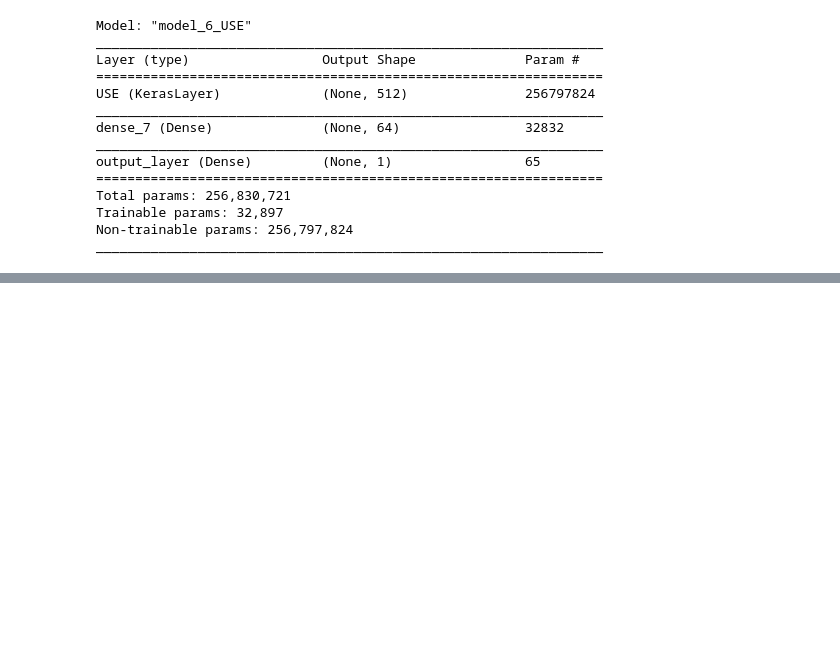
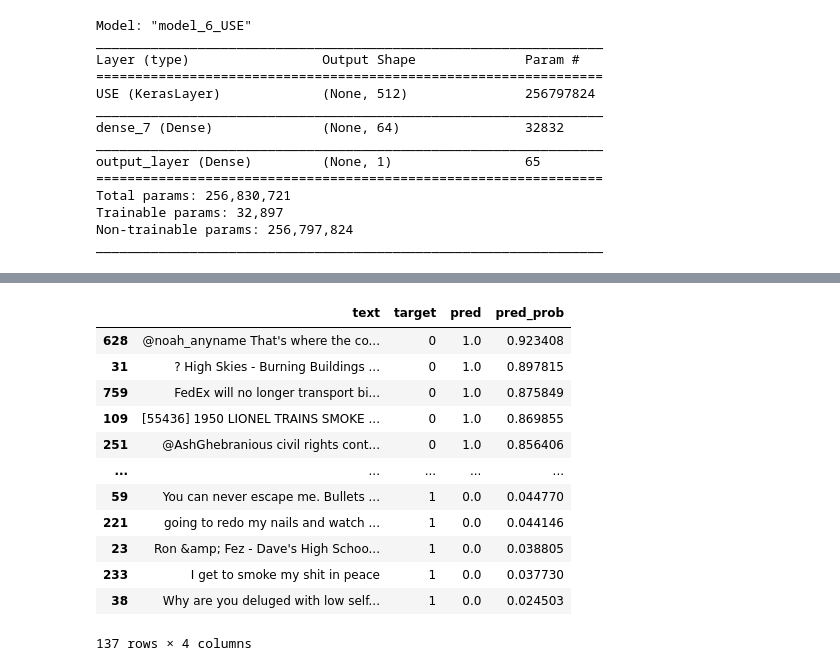
Before and after one commit to hrushikute/DataAnalytics, a Jupyter notebook: NLP_introduction_to_tensorflow.ipynb, the cells around one changed output, grey strips where cells are left out. Drawn from its saved outputs; the diff is of its cells as text; code cells hidden in the pictures; blank space fills up the shorter version.

```diff
--- a/NLP_introduction_to_tensorflow.ipynb
+++ b/NLP_introduction_to_tensorflow.ipynb
@@ -1442,0 +1449,8 @@ _________________________________________________________________
+# %%
+# Create a datafroma with validation sentences and best performing model prediction and prediction probabilities
+
+val_df = pd.DataFrame({"text": val_sentences,
+                       "target": val_label,
+                       "pred" : model_6_pred,
+                       "pred_prob": tf.squeeze(model_6_pred_prob)})
+val_df.head()
@@ -1442,0 +1464,18 @@ _________________________________________________________________
+# %%
+## We will the find the wrong prediction and sort by prediction probabilities
+most_worng = val_df [val_df["target"]!=val_df["pred"]].sort_values("pred_prob", ascending=False)
+most_worng
+# %% [output]
+|  | text | target | pred | pred_prob |
+| 628 | @noah_anyname That's where the co... | 0 | 1.0 | 0.923408 |
+| 31 | ? High Skies - Burning Buildings ... | 0 | 1.0 | 0.897815 |
+| 759 | FedEx will no longer transport bi... | 0 | 1.0 | 0.875849 |
+| 109 | [55436] 1950 LIONEL TRAINS SMOKE ... | 0 | 1.0 | 0.869855 |
+| 251 | @AshGhebranious civil rights cont... | 0 | 1.0 | 0.856406 |
+| ... | ... | ... | ... | ... |
+| 59 | You can never escape me. Bullets ... | 1 | 0.0 | 0.044770 |
+| 221 | going to redo my nails and watch ... | 1 | 0.0 | 0.044146 |
+| 23 | Ron &amp; Fez - Dave's High Schoo... | 1 | 0.0 | 0.038805 |
+| 233 | I get to smoke my shit in peace | 1 | 0.0 | 0.037730 |
+| 38 | Why are you deluged with low self... | 1 | 0.0 | 0.024503 |
+137 rows × 4 columns
```
Also changed, not shown: parts of 4 cells of this notebook.
